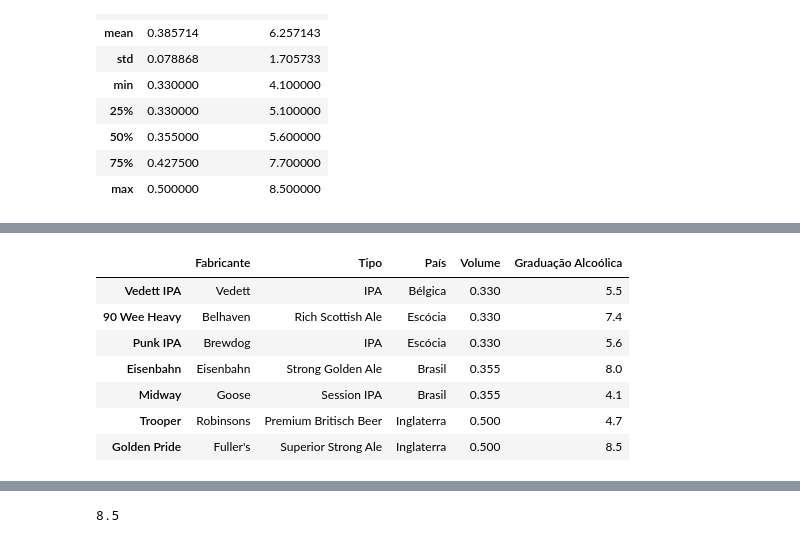
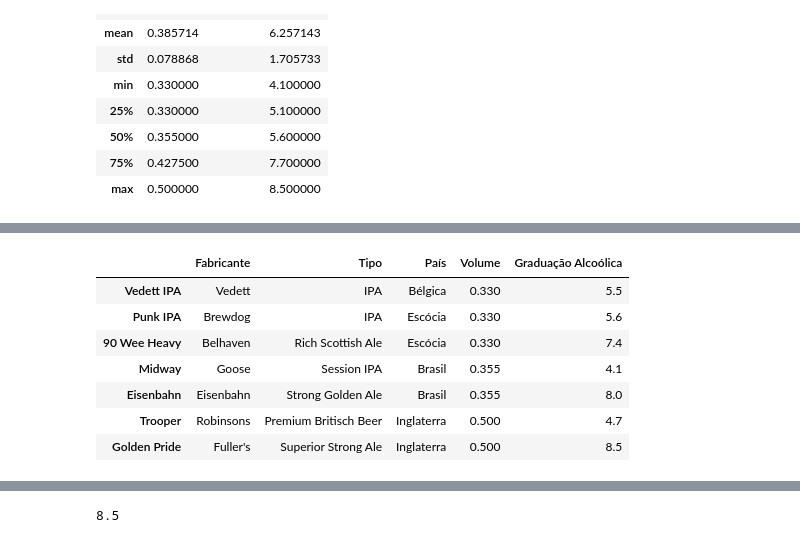
Before and after one commit to jalexandretoledo/numpy_pandas, a Jupyter notebook: aula_2/Playground.ipynb, the cells around one changed output, grey strips where cells are left out. Drawn from its saved outputs; the diff is of its cells as text; code cells hidden in the pictures.

```diff
--- a/aula_2/Playground.ipynb
+++ b/aula_2/Playground.ipynb
@@ -555,13 +644,13 @@ cervejas.T
 | Volume | 0.33 | 0.355 | 0.33 | 0.5 | 0.33 | 0.5 | 0.355 |
 | Graduação Alcoólica | 5.5 | 8 | 7.4 | 4.7 | 5.6 | 8.5 | 4.1 |
 # %%
-cervejas.sort_values(['Volume'])
+cervejas.sort_values(['Volume', 'Graduação Alcoólica'])
 # %% [output]
 |  | Fabricante | Tipo | País | Volume | Graduação Alcoólica |
 | Vedett IPA | Vedett | IPA | Bélgica | 0.330 | 5.5 |
+| Punk IPA | Brewdog | IPA | Escócia | 0.330 | 5.6 |
 | 90 Wee Heavy | Belhaven | Rich Scottish Ale | Escócia | 0.330 | 7.4 |
-| Punk IPA | Brewdog | IPA | Escócia | 0.330 | 5.6 |
+| Midway | Goose | Session IPA | Brasil | 0.355 | 4.1 |
 | Eisenbahn | Eisenbahn | Strong Golden Ale | Brasil | 0.355 | 8.0 |
-| Midway | Goose | Session IPA | Brasil | 0.355 | 4.1 |
 | Trooper | Robinsons | Premium Britisch Beer | Inglaterra | 0.500 | 4.7 |
 | Golden Pride | Fuller's | Superior Strong Ale | Inglaterra | 0.500 | 8.5 |
```
Also changed, not shown: parts of 78 cells of this notebook, 5 other files.
